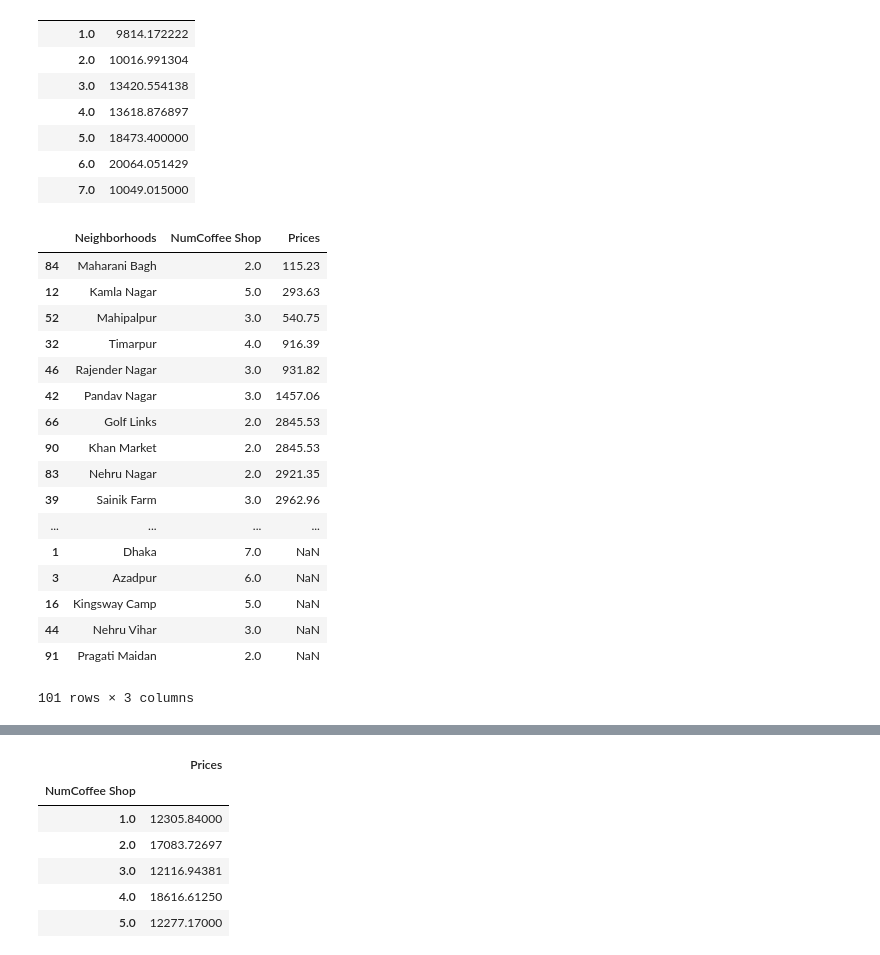
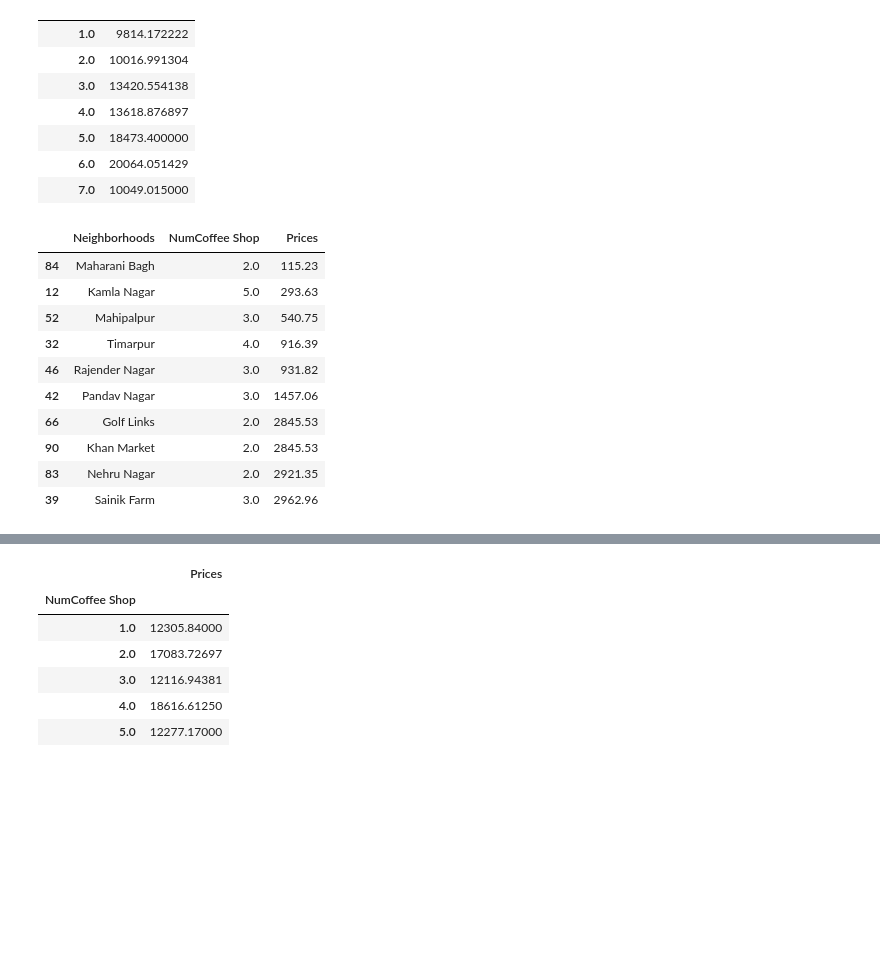
Before and after one commit to ai-is-awesome/Analyzing_shops, a Jupyter notebook: Capstone Final(Week 2)(For Submission)(No credentials).ipynb, the cells around one changed output, grey strips where cells are left out. Saved outputs shown, nothing was run; the diff lists cells and outputs as text; code cells hidden in the pictures; blank space fills up the shorter version.

```diff
--- a/Capstone Final(Week 2)(For Submission)(No credentials).ipynb
+++ b/Capstone Final(Week 2)(For Submission)(No credentials).ipynb
@@ -175,7 +155,7 @@ for subdistricts in soup_subd:
 ### soup_subd now has all of the districts information
 # %%
 neigh_dict = {}
-for district in soup_subd:
+for district in soup_subd[:3]:
     for subdistrict in district.find_all('li'):
         print(subdistrict.text)
     print('--------------')
@@ -1006,24 +965,17 @@ cafe_data.groupby('NumCafé').mean()
 # %%
 coffeeshop_data = get_best_markets('coffee shop')
 # %%
-coffeeshop_data.sort_values('Prices')
+coffeeshop_data.sort_values('Prices').head(10)
 # %% [output]
 |  | Neighborhoods | NumCoffee Shop | Prices |
 | 84 | Maharani Bagh | 2.0 | 115.23 |
 | 12 | Kamla Nagar | 5.0 | 293.63 |
 | 52 | Mahipalpur | 3.0 | 540.75 |
 | 32 | Timarpur | 4.0 | 916.39 |
 | 46 | Rajender Nagar | 3.0 | 931.82 |
 | 42 | Pandav Nagar | 3.0 | 1457.06 |
 | 66 | Golf Links | 2.0 | 2845.53 |
 | 90 | Khan Market | 2.0 | 2845.53 |
 | 83 | Nehru Nagar | 2.0 | 2921.35 |
 | 39 | Sainik Farm | 3.0 | 2962.96 |
-| ... | ... | ... | ... |
-| 1 | Dhaka | 7.0 | NaN |
-| 3 | Azadpur | 6.0 | NaN |
-| 16 | Kingsway Camp | 5.0 | NaN |
-| 44 | Nehru Vihar | 3.0 | NaN |
-| 91 | Pragati Maidan | 2.0 | NaN |
-101 rows × 3 columns
 # %%
```
Also changed, not shown: parts of 10 cells of this notebook.
